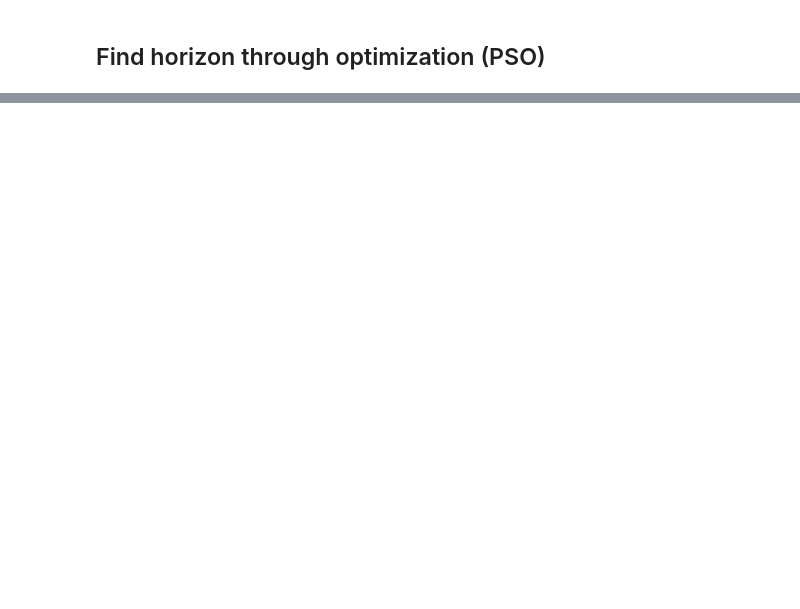
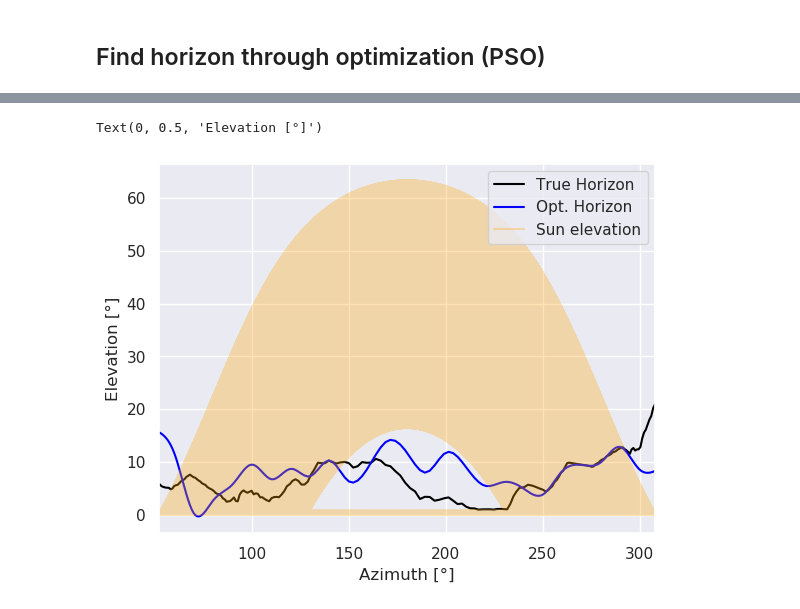
Before and after one commit to nicolasholland/VariousProjects, a Jupyter notebook: notebooks/horizon shading.ipynb, the cells around one changed output, grey strips where cells are left out. Cells and saved outputs as stored; diff of their text form; code cells hidden in the pictures; blank space fills up the shorter version.

```diff
--- a/notebooks/horizon shading.ipynb
+++ b/notebooks/horizon shading.ipynb
@@ -235,0 +265,21 @@ Text(0.5, 1.0, 'Approxing the horizon line with increasing number of particles')
+# %%
+gthor = interpolate.splrep(np.arange(0, 360, 1), horizon['elevation'].values * 10, s=0)
+gtghi = horizon_shading(gthor)
+
+step = 10
+dim = int(360 / step)
+
+def f(x):
+    nofpart, dim = x.shape
+    horz = [interpolate.splrep(np.arange(0, 360, step), x[ix, :], s=0) for ix in range(nofpart)]
+    retval = np.array([rmsd(horizon_shading(hor), gtghi) for hor in horz])
+    return retval
+
+# instatiate the optimizer
+x_max = 20 * np.ones(dim)
+x_min = np.zeros(dim)
+bounds = (x_min, x_max)
+options = {'c1': 0.5, 'c2': 0.3, 'w': 0.9}
+optimizer = GlobalBestPSO(n_particles=50, dimensions=dim, options=options, bounds=bounds)
+
+cost, pos = optimizer.optimize(f, 100)
@@ -235,0 +294,15 @@ Text(0.5, 1.0, 'Approxing the horizon line with increasing number of particles')
+# %%
+ax = (plot_horizon(gthor)).plot(color="black", label="True Horizon")
+
+pos_tmp = interpolate.splrep(np.arange(0, 360, step), pos, s=0)
+(plot_horizon(pos_tmp)).plot(color="blue", ax=ax,label="Opt. Horizon")
+
+tmp = df3.set_index('azimuth').elevation
+tmp[tmp>0].plot(color="orange", alpha=.3, label="Sun elevation", ax=ax)
+
+plt.legend()
+plt.xlabel("Azimuth [°]")
+plt.ylabel("Elevation [°]")
+# %% [output]
+Text(0, 0.5, 'Elevation [°]')
+[figure, added]
```
Also changed, not shown: parts of 19 cells of this notebook.
